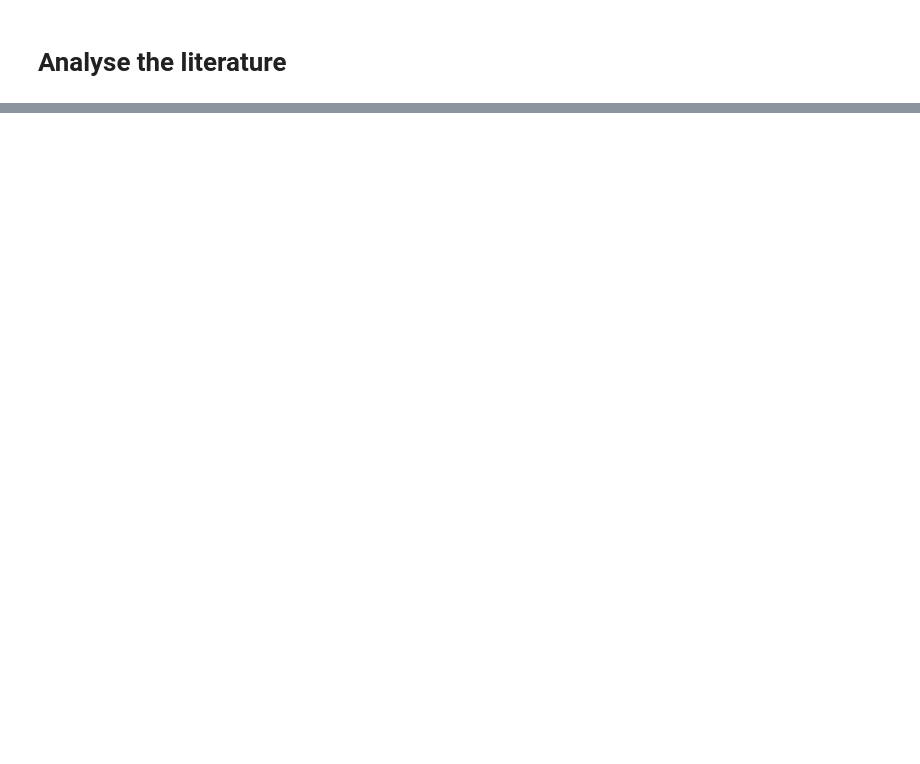
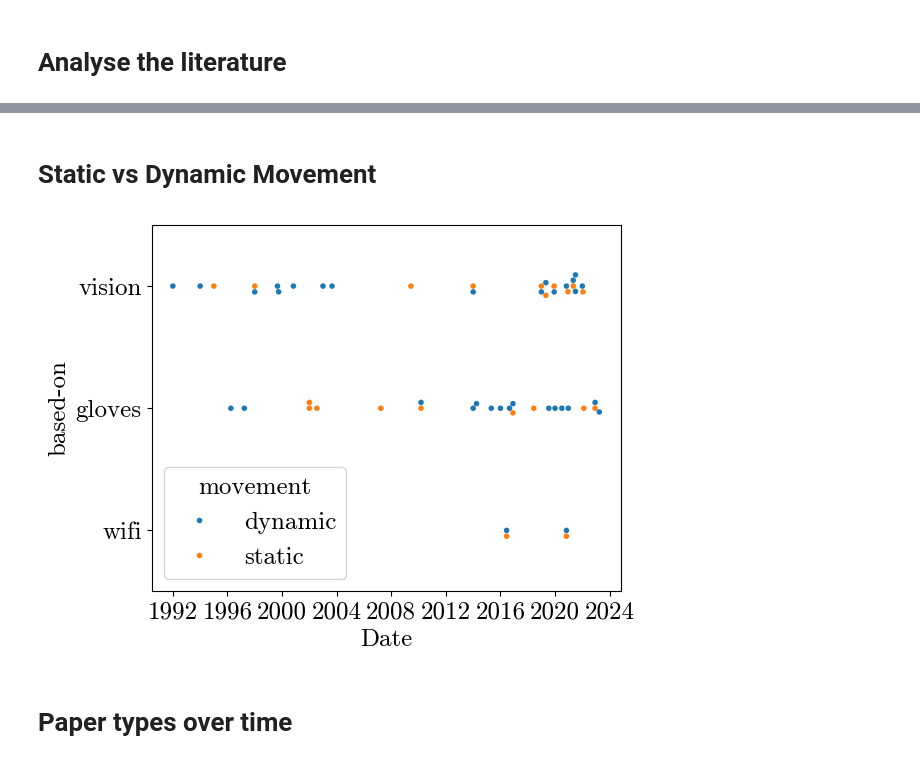
Before and after one commit to beyarkay/masters-thesis, a Jupyter notebook: LiteratureAnalysis.ipynb, the cells around one changed output, grey strips where cells are left out. Cells and saved outputs as stored; diff of their text form; code cells hidden in the pictures; blank space fills up the shorter version.

```diff
--- a/LiteratureAnalysis.ipynb
+++ b/LiteratureAnalysis.ipynb
@@ -184 +302,20 @@ def dedup_prefix(df, prefix):
+# %% [markdown]
+# Static vs Dynamic Movement
+# %%
+# fig, axs = plt.subplots(2, 1, figsize=(8, 5))
+data = dedup_prefix(dedup_prefix(df, 'movement'), 'based-on')
+
+sns.swarmplot(
+    data=data,
+    x="Date",
+    hue="movement",
+    y='based-on',
+    size=4,
+#     legend=False,
+)
+plt.tight_layout()
+# %% [output]
+[figure, added]
+# %% [markdown]
+# Paper types over time
 # %%
```
Also changed, not shown: parts of 36 cells of this notebook, 15 other files.
